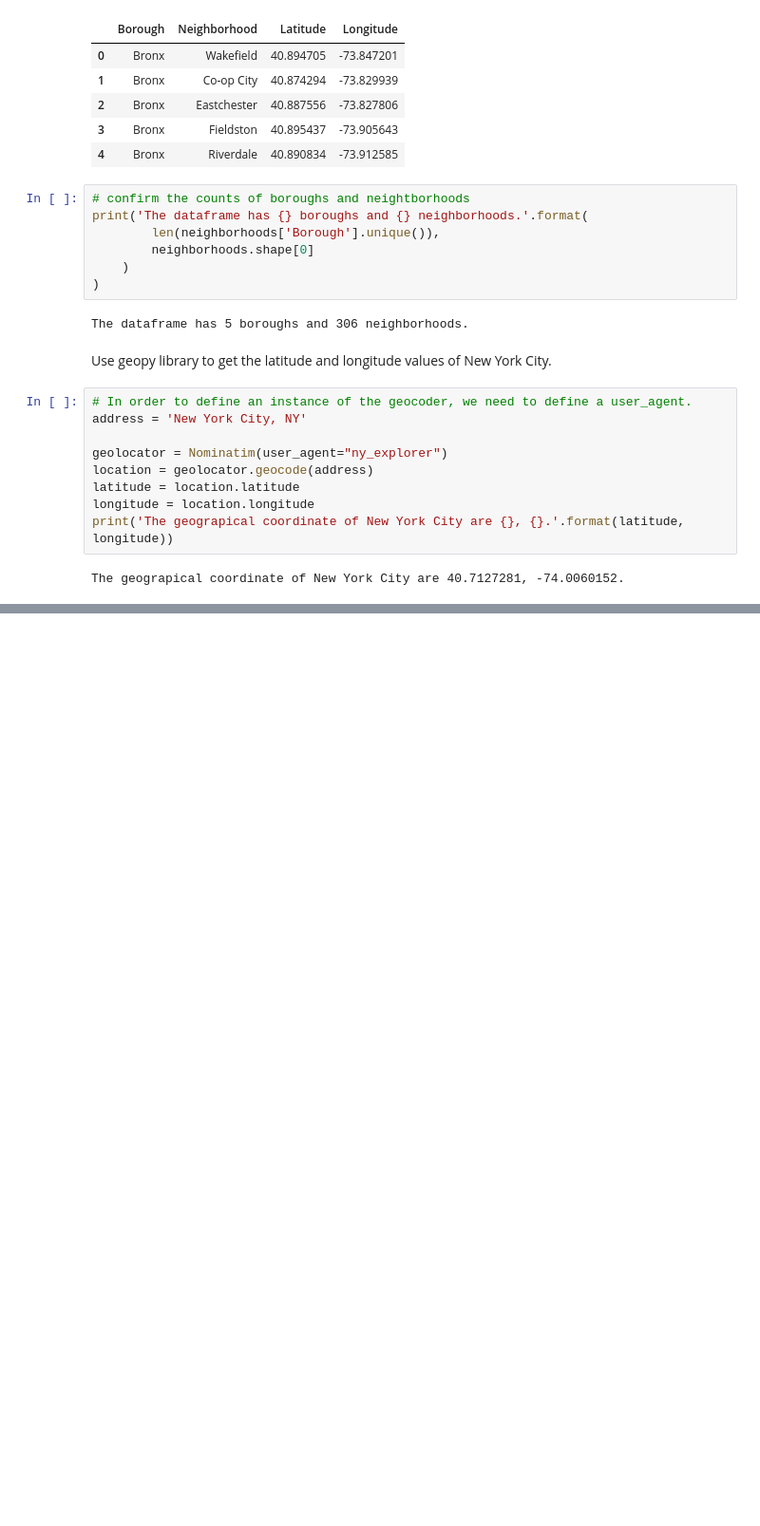
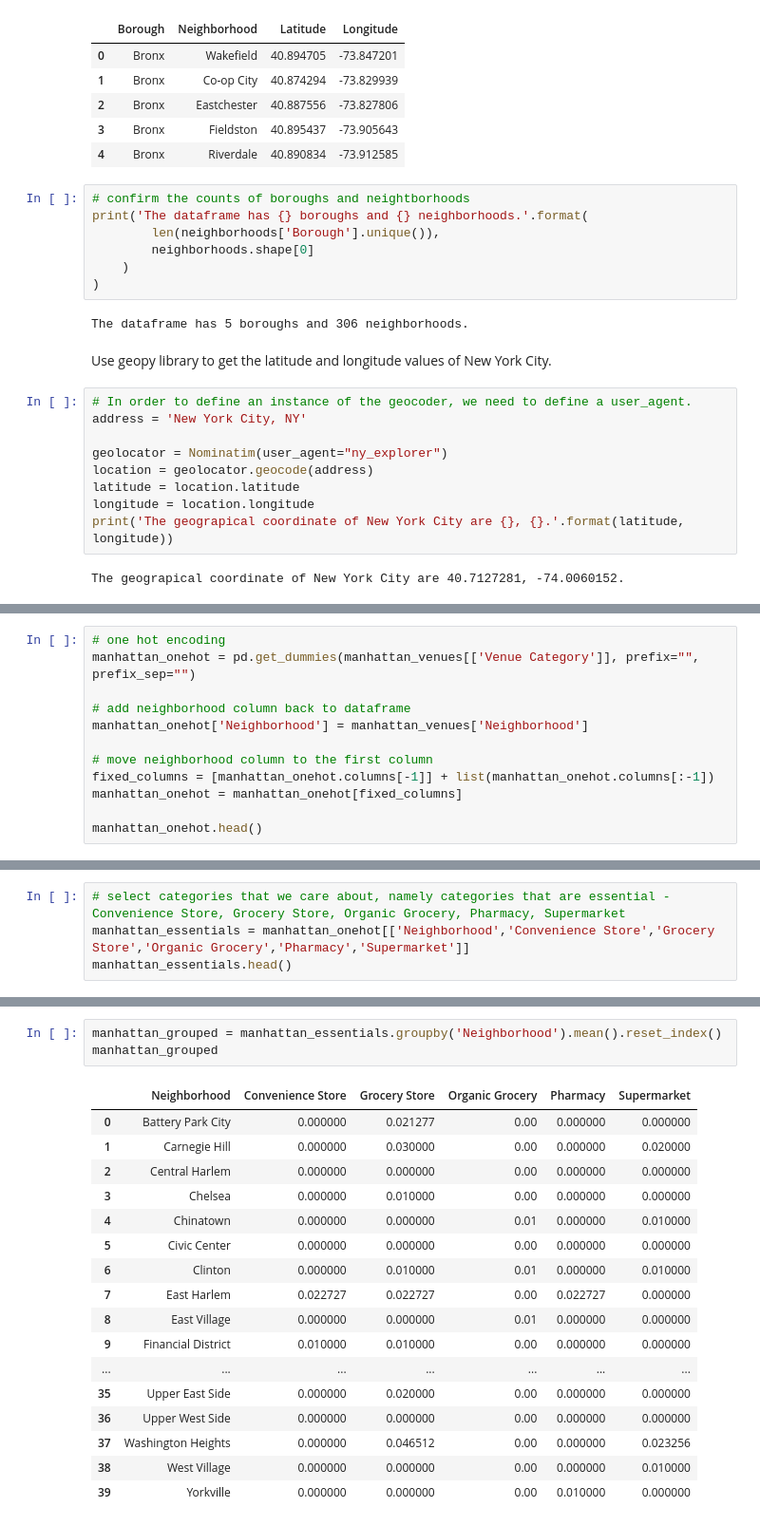
Before and after one commit to Jenny-shang95/Coursera_Capstone, a Jupyter notebook: Capstone Final Project - JShang.ipynb, the cells around one changed output, grey strips where cells are left out. Shown: that part at 95% size. Drawn from its saved outputs; the diff is of its cells as text; blank space fills up the shorter version.

```diff
--- a/Capstone Final Project - JShang.ipynb
+++ b/Capstone Final Project - JShang.ipynb
@@ -153,0 +395,12 @@ The geograpical coordinate of New York City are 40.7127281, -74.0060152.
+# %%
+# one hot encoding
+manhattan_onehot = pd.get_dummies(manhattan_venues[['Venue Category']], prefix="", prefix_sep="")
+
+# add neighborhood column back to dataframe
+manhattan_onehot['Neighborhood'] = manhattan_venues['Neighborhood']
+
+# move neighborhood column to the first column
+fixed_columns = [manhattan_onehot.columns[-1]] + list(manhattan_onehot.columns[:-1])
+manhattan_onehot = manhattan_onehot[fixed_columns]
+
+manhattan_onehot.head()
@@ -153,0 +414,4 @@ The geograpical coordinate of New York City are 40.7127281, -74.0060152.
+# %%
+# select categories that we care about, namely categories that are essential - Convenience Store, Grocery Store, Organic Grocery, Pharmacy, Supermarket
+manhattan_essentials = manhattan_onehot[['Neighborhood','Convenience Store','Grocery Store','Organic Grocery','Pharmacy','Supermarket']]
+manhattan_essentials.head()
@@ -153,0 +455,21 @@ The geograpical coordinate of New York City are 40.7127281, -74.0060152.
+# %%
+manhattan_grouped = manhattan_essentials.groupby('Neighborhood').mean().reset_index()
+manhattan_grouped
+# %% [output]
+|  | Neighborhood | Convenience Store | Grocery Store | Organic Grocery | Pharmacy | Supermarket |
+| 0 | Battery Park City | 0.000000 | 0.021277 | 0.00 | 0.000000 | 0.000000 |
+| 1 | Carnegie Hill | 0.000000 | 0.030000 | 0.00 | 0.000000 | 0.020000 |
+| 2 | Central Harlem | 0.000000 | 0.000000 | 0.00 | 0.000000 | 0.000000 |
+| 3 | Chelsea | 0.000000 | 0.010000 | 0.00 | 0.000000 | 0.000000 |
+| 4 | Chinatown | 0.000000 | 0.000000 | 0.01 | 0.000000 | 0.010000 |
+| 5 | Civic Center | 0.000000 | 0.000000 | 0.00 | 0.000000 | 0.000000 |
+| 6 | Clinton | 0.000000 | 0.010000 | 0.01 | 0.000000 | 0.010000 |
+| 7 | East Harlem | 0.022727 | 0.022727 | 0.00 | 0.022727 | 0.000000 |
+| 8 | East Village | 0.000000 | 0.000000 | 0.01 | 0.000000 | 0.000000 |
+| 9 | Financial District | 0.010000 | 0.010000 | 0.00 | 0.000000 | 0.000000 |
+| ... | ... | ... | ... | ... | ... | ... |
+| 35 | Upper East Side | 0.000000 | 0.020000 | 0.00 | 0.000000 | 0.000000 |
+| 36 | Upper West Side | 0.000000 | 0.000000 | 0.00 | 0.000000 | 0.000000 |
+| 37 | Washington Heights | 0.000000 | 0.046512 | 0.00 | 0.000000 | 0.023256 |
+| 38 | West Village | 0.000000 | 0.000000 | 0.00 | 0.000000 | 0.010000 |
+| 39 | Yorkville | 0.000000 | 0.000000 | 0.00 | 0.010000 | 0.000000 |
```
Also changed, not shown: parts of 39 cells of this notebook.
